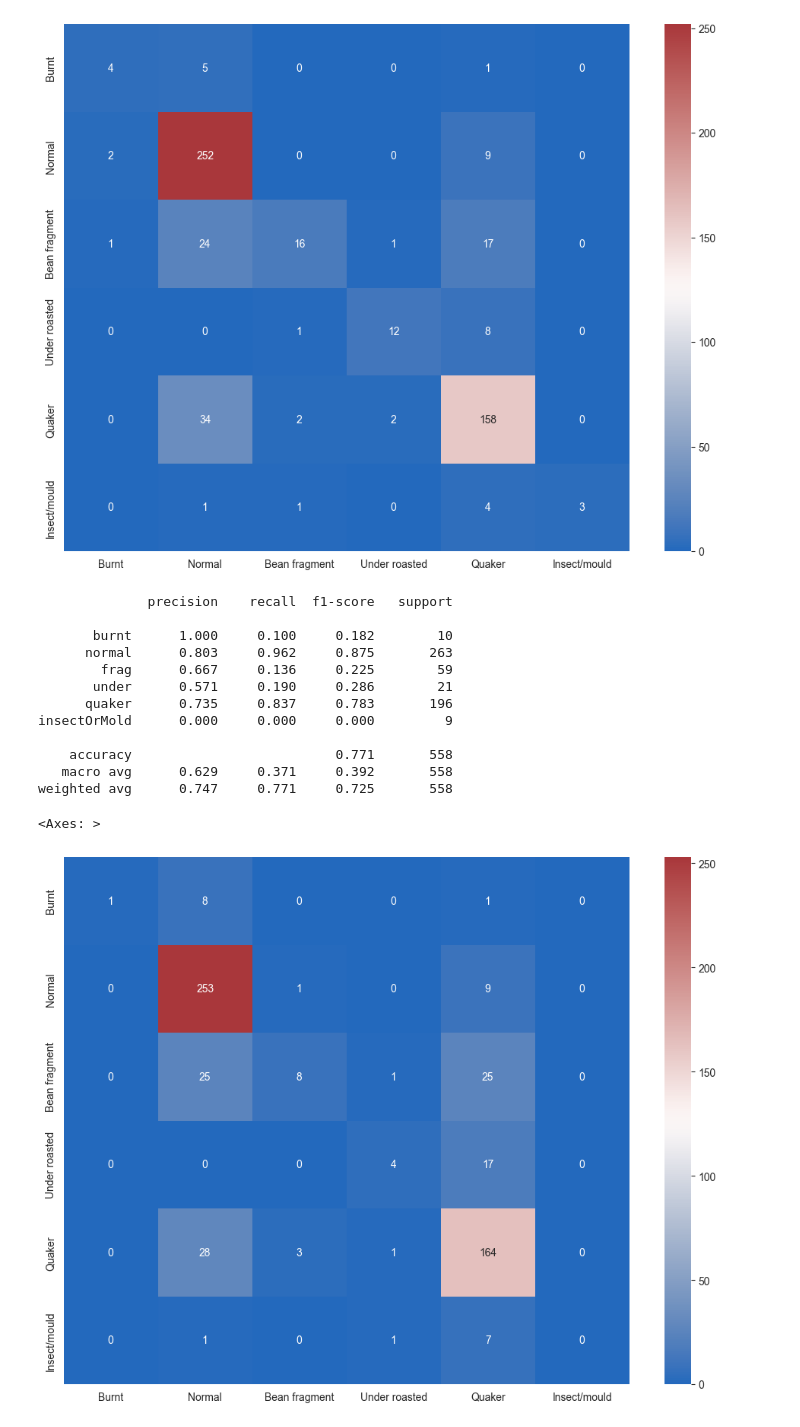
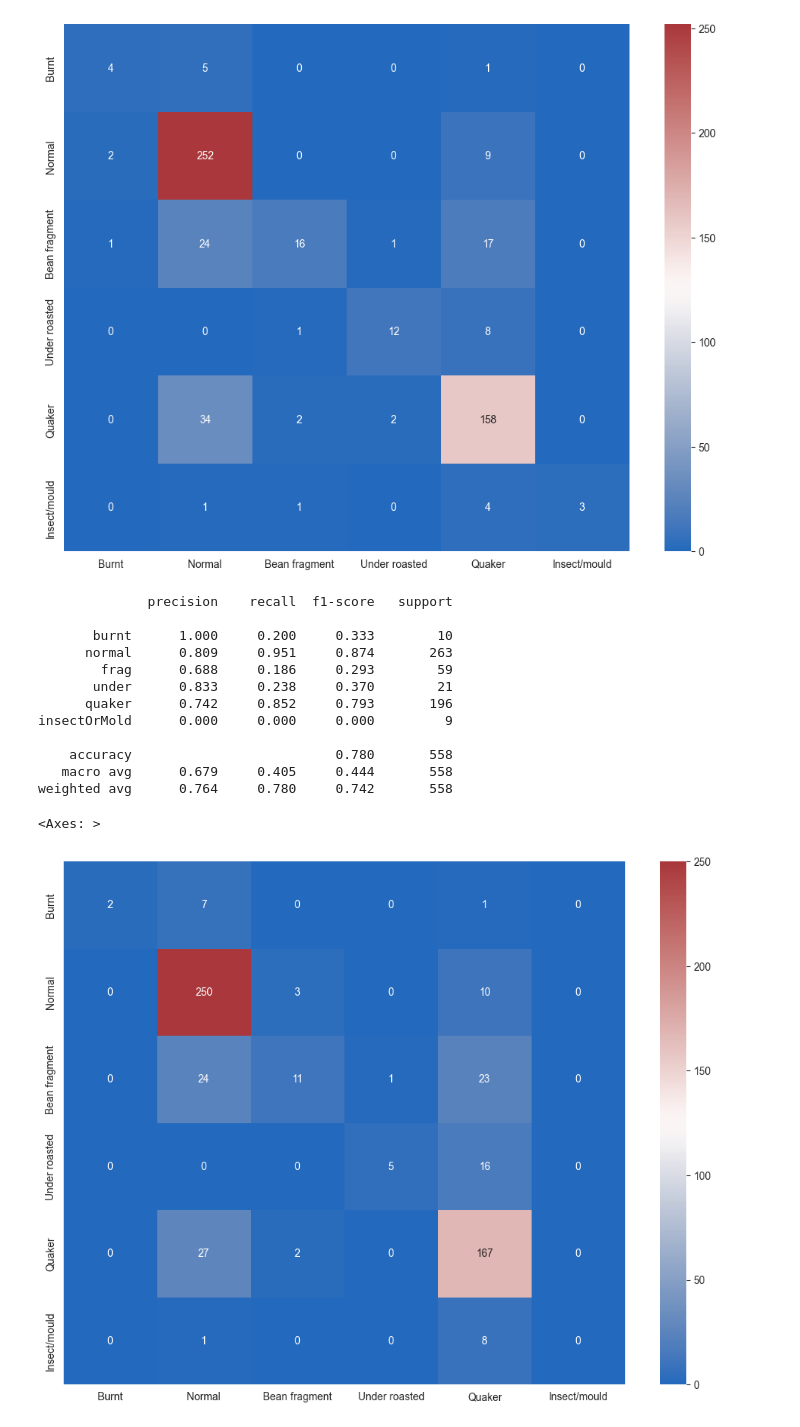
Before and after one commit to dont-text-me/PRBX-work, a Jupyter notebook: implementation/classifier-KNN.ipynb, the cells around one changed output. Drawn from its saved outputs; the diff is of its cells as text; code cells hidden in the pictures.

```diff
--- a/implementation/classifier-KNN.ipynb
+++ b/implementation/classifier-KNN.ipynb
@@ -71,7 +71,7 @@ from torch.utils.data import DataLoader, SubsetRandomSampler
 
 dataset = RoastDefectsDataset(
     csv_file="../data/beans.csv",
-    root_dir="../data/processed",
+    root_dir="../data/processed-whitebg",
     transform=transform,
 )
 
@@ -125,6 +125,7 @@ plt.savefig("../report/figures/methodology/histogramExample.png", bbox_inches="t
 from sklearn.neighbors import KNeighborsClassifier
 from sklearn.metrics import classification_report
 
+knn_gridsearch = []
 for bin_count in [32, 64, 128, 256]:
     X_train_hists = [
         histogram(img.numpy(), nbins=bin_count, channel_axis=0)[0].ravel()
@@ -139,7 +140,15 @@ for bin_count in [32, 64, 128, 256]:
             knn = KNeighborsClassifier(n_neighbors=k, metric=metric)
             knn.fit(X_train_hists, y_train)
             preds = knn.predict(X_test_hists)
-
+            accuracy = classification_report(
+                y_test,
+                preds,
+                zero_division=0,
+                target_names=DEFECT_CLASSES.keys(),
+                output_dict=True,
+            )["accuracy"]
+            result = {"metric": metric, "k": k, "bins": bin_count, "acc": accuracy}
+            knn_gridsearch.append(result)
             print(
                 "Metric - ",
                 metric,
@@ -148,13 +157,7 @@ for bin_count in [32, 64, 128, 256]:
                 "Bins - ",
                 bin_count,
                 "accuracy: ",
-                classification_report(
-                    y_test,
-                    preds,
-                    zero_division=0,
-                    target_names=DEFECT_CLASSES.keys(),
-                    output_dict=True,
-                )["accuracy"],
+                accuracy,
             )
 
     # print(classification_report(y_test, preds, zero_division=0, target_names=DEFECT_CLASSES.keys()))
@@ -245,43 +248,43 @@ X_test_hists = [
     histogram(img.numpy(), nbins=32, channel_axis=0)[0].ravel() for img in X_test
 ]
 
-knn = KNeighborsClassifier(n_neighbors=11, metric="manhattan")
+knn = KNeighborsClassifier(n_neighbors=9, metric="manhattan")
 knn.fit(X_train_hists, y_train)
 preds = knn.predict(X_test_hists)
 print(
     classification_report(
         y_test, preds, zero_division=0, target_names=DEFECT_CLASSES.keys(), digits=3
     )
 )
 
 matrix = MulticlassConfusionMatrix(len(DEFECT_CLASSES))
 matrix.update(torch.tensor(preds), y_test)
 
 confs = matrix.compute()
 
 
 fig, ax = plt.subplots(figsize=(12, 9))
 sns.heatmap(
     confs,
     annot=True,  # write values in cells
     cmap="vlag",
     xticklabels=[DEFECT_CLASSES_PRINT_NAMES[key] for key in DEFECT_CLASSES.keys()],
     yticklabels=[DEFECT_CLASSES_PRINT_NAMES[key] for key in DEFECT_CLASSES.keys()],
     ax=ax,
     fmt="g",  # annotate without using scientific notation
 )
 # %% [output]
               precision    recall  f1-score   support
 
-       burnt      1.000     0.100     0.182        10
-      normal      0.803     0.962     0.875       263
-        frag      0.667     0.136     0.225        59
-       under      0.571     0.190     0.286        21
-      quaker      0.735     0.837     0.783       196
+       burnt      1.000     0.200     0.333        10
+      normal      0.809     0.951     0.874       263
+        frag      0.688     0.186     0.293        59
+       under      0.833     0.238     0.370        21
+      quaker      0.742     0.852     0.793       196
 insectOrMold      0.000     0.000     0.000         9
 
-    accuracy                          0.771       558
-   macro avg      0.629     0.371     0.392       558
-weighted avg      0.747     0.771     0.725       558
+    accuracy                          0.780       558
+   macro avg      0.679     0.405     0.444       558
+weighted avg      0.764     0.780     0.742       558
 <Axes: >
-[figure, old version]
+[figure, new version]
```
Also changed, not shown: parts of 4 cells of this notebook, 7 other files.
